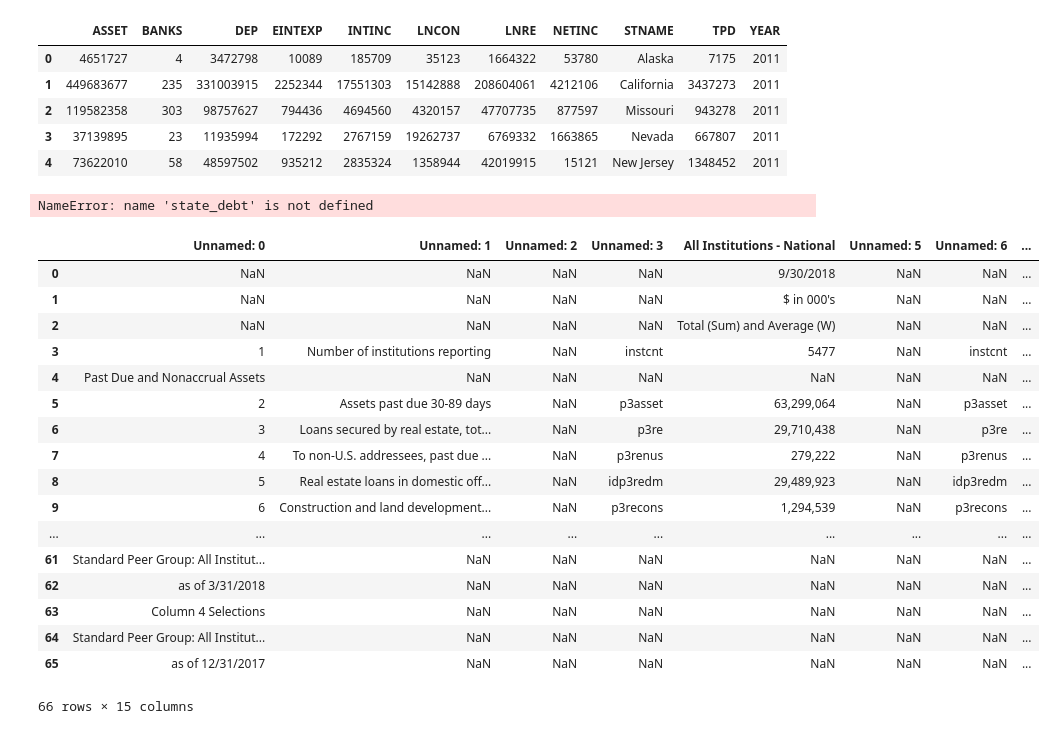
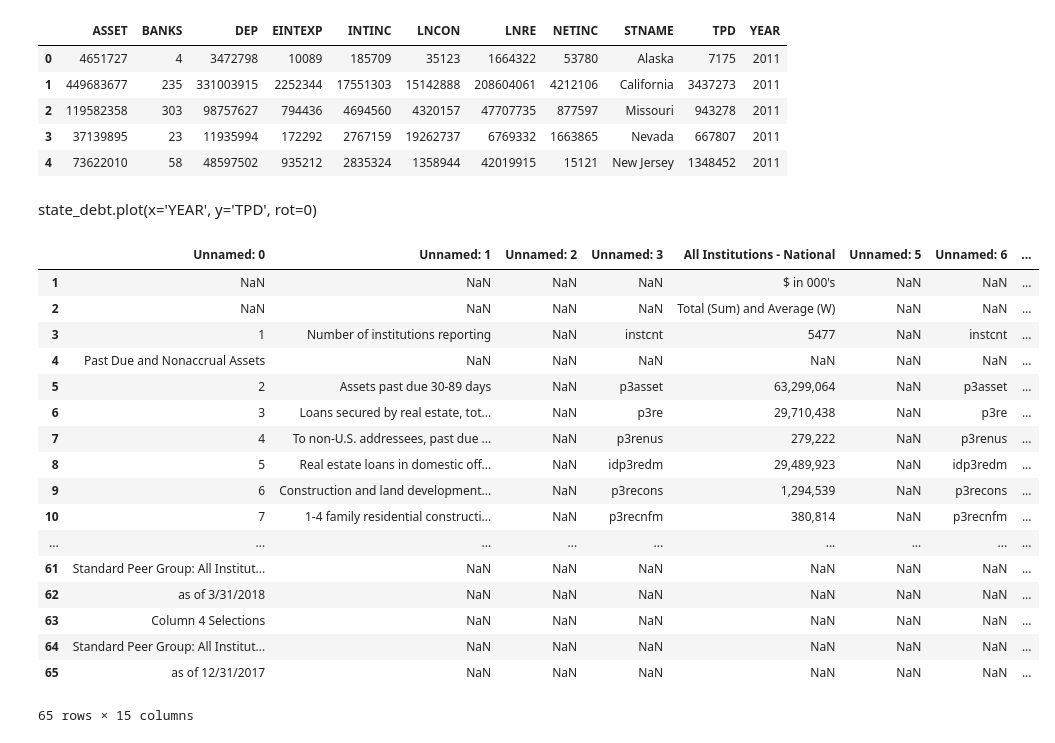
Before and after one commit to brownal05/project1, a Jupyter notebook: notebooks/alex.ipynb, the cells around one changed output. Cells and saved outputs as stored; diff of their text form; code cells hidden in the pictures.

```diff
--- a/notebooks/alex.ipynb
+++ b/notebooks/alex.ipynb
@@ -65,18 +65,15 @@ bank_df.head()
 # %%
 state = bank_df.groupby("STNAME")
 debt = bank_df.groupby("TPD")
-# %%
-state_debt.plot(x='YEAR', y='TPD', rot=0)
-# %% [output]
-NameError: name 'state_debt' is not defined
+# %% [markdown]
+state_debt.plot(x='YEAR', y='TPD', rot=0)
 # %%
 data = "../raw-data/sep18_dec17.csv" #http://localhost:8888/lab/tree/Documents%2Fclass%2Fproject1%2Fraw-data%2Fsep18_dec17.csv
 SDI18 = pd.read_csv(data)
 # %%
-SDI18
+SDI18.drop([0])
 # %% [output]
 |  | Unnamed: 0 | Unnamed: 1 | Unnamed: 2 | Unnamed: 3 | All Institutions - National | Unnamed: 5 | Unnamed: 6 | ... |
-| 0 | NaN | NaN | NaN | NaN | 9/30/2018 | NaN | NaN | ... |
 | 1 | NaN | NaN | NaN | NaN | $ in 000's | NaN | NaN | ... |
 | 2 | NaN | NaN | NaN | NaN | Total (Sum) and Average (W) | NaN | NaN | ... |
 | 3 | 1 | Number of institutions reporting | NaN | instcnt | 5477 | NaN | instcnt | ... |
@@ -86,10 +83,11 @@ SDI18
 | 7 | 4 | To non-U.S. addressees, past due ... | NaN | p3renus | 279,222 | NaN | p3renus | ... |
 | 8 | 5 | Real estate loans in domestic off... | NaN | idp3redm | 29,489,923 | NaN | idp3redm | ... |
 | 9 | 6 | Construction and land development... | NaN | p3recons | 1,294,539 | NaN | p3recons | ... |
+| 10 | 7 | 1-4 family residential constructi... | NaN | p3recnfm | 380,814 | NaN | p3recnfm | ... |
 | ... | ... | ... | ... | ... | ... | ... | ... | ... |
 | 61 | Standard Peer Group: All Institut... | NaN | NaN | NaN | NaN | NaN | NaN | ... |
 | 62 | as of 3/31/2018 | NaN | NaN | NaN | NaN | NaN | NaN | ... |
 | 63 | Column 4 Selections | NaN | NaN | NaN | NaN | NaN | NaN | ... |
 | 64 | Standard Peer Group: All Institut... | NaN | NaN | NaN | NaN | NaN | NaN | ... |
 | 65 | as of 12/31/2017 | NaN | NaN | NaN | NaN | NaN | NaN | ... |
-66 rows × 15 columns
+65 rows × 15 columns
```
Also changed, not shown: parts of 2 cells of this notebook, 2 other files.
